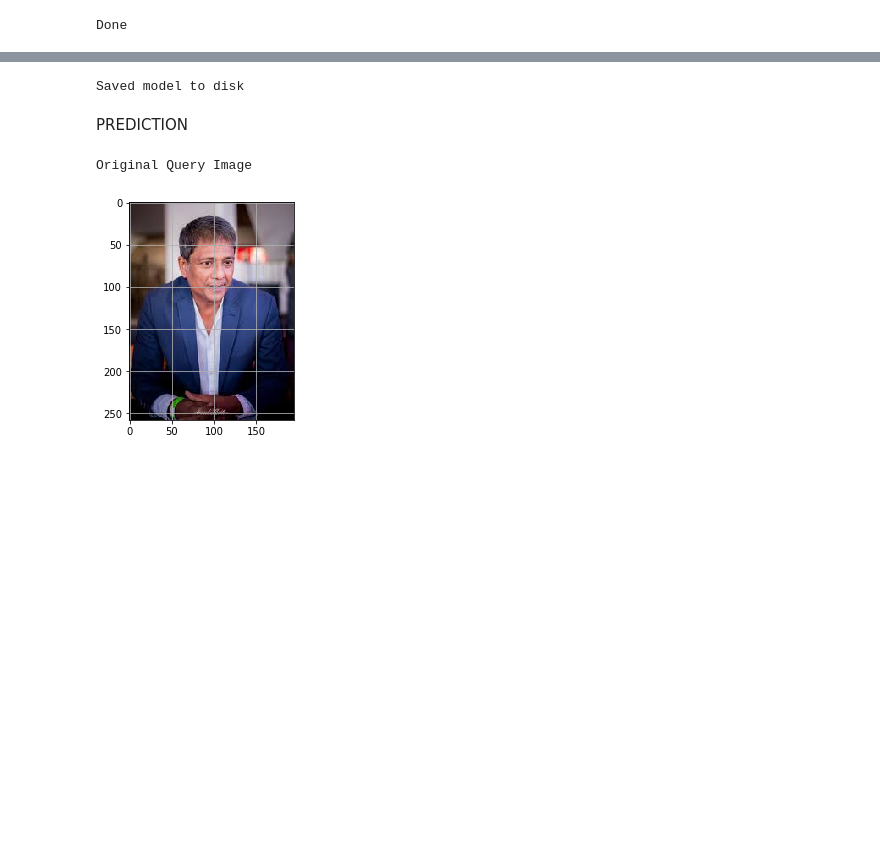
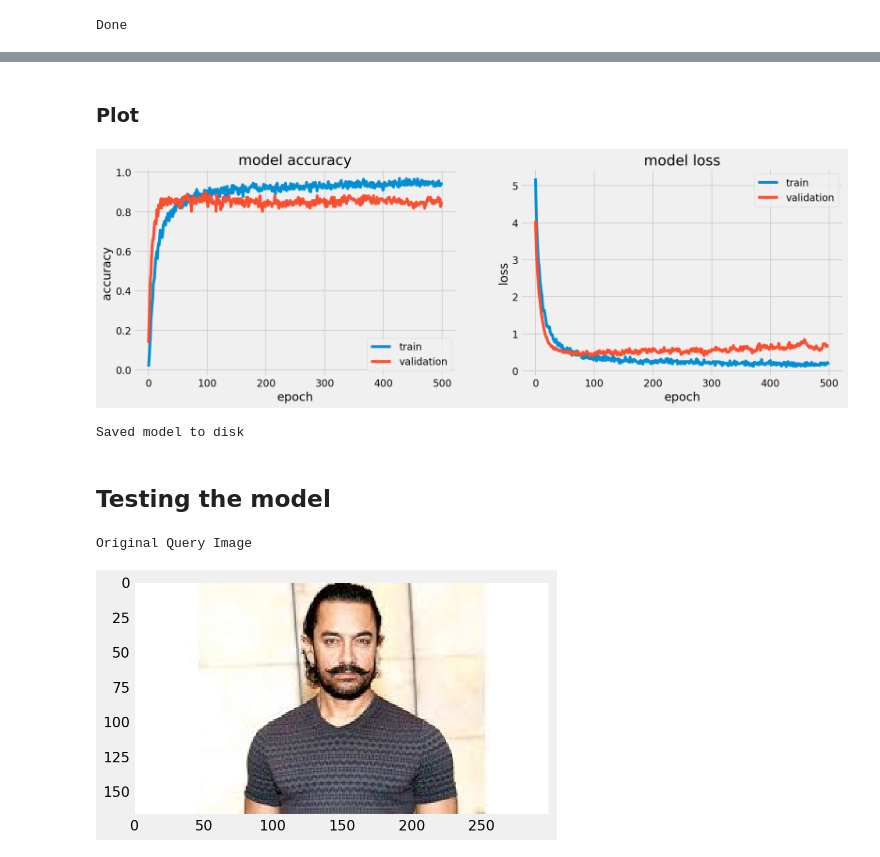
Before and after one commit to satkr7/Face-recognition-and-identification, a Jupyter notebook: training_and_predict.ipynb, the cells around one changed output, grey strips where cells are left out. Saved outputs shown, nothing was run; the diff lists cells and outputs as text; code cells hidden in the pictures; blank space fills up the shorter version.

```diff
--- a/training_and_predict.ipynb
+++ b/training_and_predict.ipynb
@@ -200,4 +199,5 @@ df.to_csv("embedded_314_celeb.csv",index=False)
 # %%
-from sklearn import preprocessing
-le = preprocessing.LabelEncoder()
-names_encode = le.fit_transform(names)
+from sklearn.preprocessing import LabelEncoder
+
+names_encode = LabelEncoder().fit(names)
+Y = names_encode.transform(names)
@@ -208,4 +211,4 @@ with open('names_encode.pickle', 'wb') as f:
 # %%
-y = np.zeros((embedded.shape[0],len(set(names_encode))),dtype=int)
+y = np.zeros((embedded.shape[0],len(set(Y))),dtype=int)
 y.shape
 # %% [output]
@@ -213,6 +216,6 @@ y.shape
 # %%
 for i,name in enumerate(names):
-  ind = names_encode[i]
+  ind = Y[i]
   y[i][ind]=1
 # %%
 y[0]
@@ -244,9 +251,9 @@ print(y_train.shape)
 # %%
-output_dim = 53
+output_dim = y_train.shape[1]
 input_dim = X_train.shape[1]
 
 batch_size = 8
-nb_epoch = 250
+nb_epoch = 500
 # %%
 import keras
 # %%
@@ -306,3 +313,25 @@ Epoch 250/250
+# %% [markdown]
+### Plot
+# %%
+plt.figure(figsize=(16,5))
+plt.subplot(121)
+plt.plot(history.history['acc'])
+plt.plot(history.history['val_acc'])
+plt.title('model accuracy')
+plt.ylabel('accuracy')
+plt.xlabel('epoch')
+plt.legend(['train', 'validation'], loc='lower right')
+plt.subplot(122)
+plt.plot(history.history['loss'])
+plt.plot(history.history['val_loss'])
+plt.title('model loss')
+plt.ylabel('loss')
+plt.xlabel('epoch')
+plt.legend(['train', 'validation'], loc='upper right')
+
+plt.show()
+# %% [output]
+[figure, added]
 # %%
 # serialize model to JSON
 model_json = model_relu.to_json()
@@ -314,17 +343,17 @@ model_relu.save_weights("sequential_NN_314_model_ouput_53dim.h5")
 print("Saved model to disk")
 # %% [output]
 Saved model to disk
-# %% [markdown]
-PREDICTION
+# %% [markdown]
+## Testing the model
 # %%
-path = "download (6).jpg"
+path = "download (4).jpg"
 img = load_image(path)
 print("Original Query Image")
 plt.imshow(img)
 plt.grid(b=None)
 # %% [output]
 Original Query Image
-[figure, old version]
+[figure, new version]
 # %%
 faces = alignment.getAllFaceBoundingBoxes(img)
 faces
```
Also changed, not shown: parts of 28 cells of this notebook.
